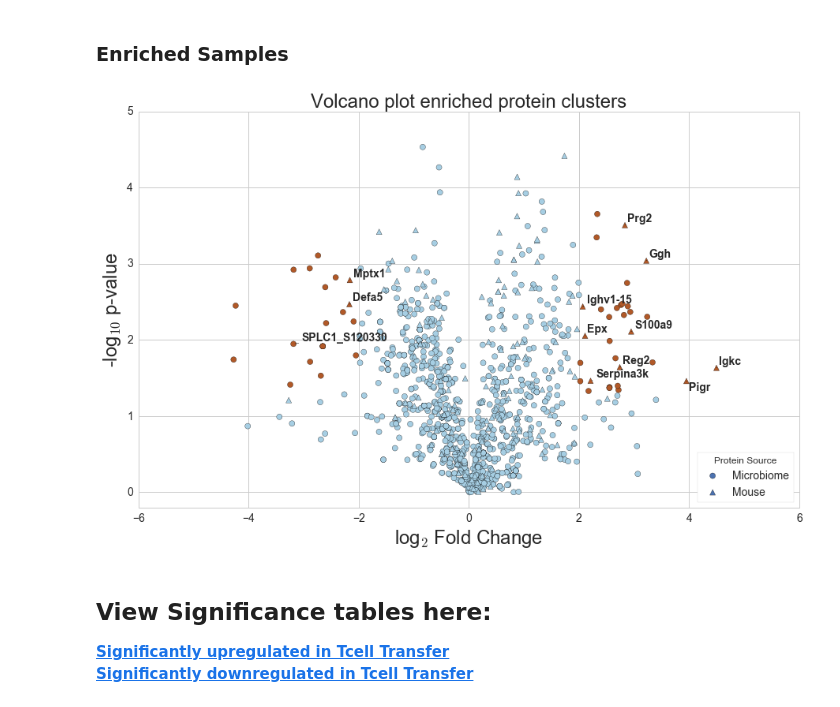
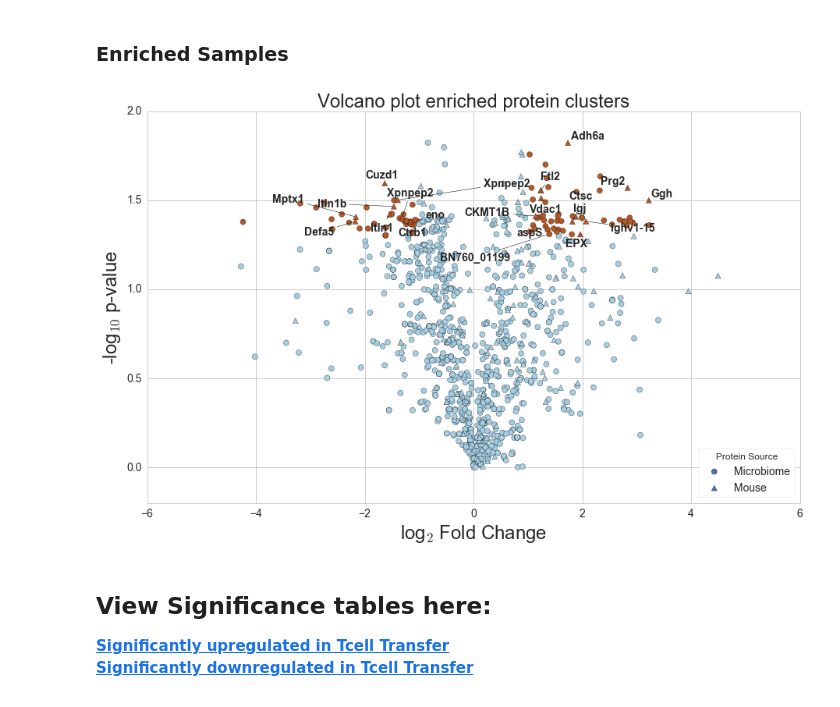
Before and after one commit to mmayers12/n15_mice, a Jupyter notebook: ipynbs/loci-analysis-from-n15-searches.ipynb, the cells around one changed output. Saved outputs shown, nothing was run; the diff lists cells and outputs as text; code cells hidden in the pictures.

```diff
--- a/ipynbs/loci-analysis-from-n15-searches.ipynb
+++ b/ipynbs/loci-analysis-from-n15-searches.ipynb
@@ -449,7 +556,8 @@ build_loci.sig_down_json(unenr_grouped_loci, rt_un_keys, os.path.join(BASE, 'all
 # %% [markdown]
 ### Enriched Samples
 # %%
-plot_volcano(enr_grouped_loci_f, title='Volcano plot enriched protein clusters', labels=True)
+plot_volcano(enr_grouped_loci_f, title='Volcano plot enriched protein clusters', fc_cutoff=2, p_val_cutoff=.05,labels=True)
+plt.savefig(os.path.join(BASE, 'volcano-enriched.svg'))
 # %% [output]
-[figure, old version]
+[figure, new version]
 # %%
```
Also changed, not shown: parts of 17 cells of this notebook, 2 other files.
